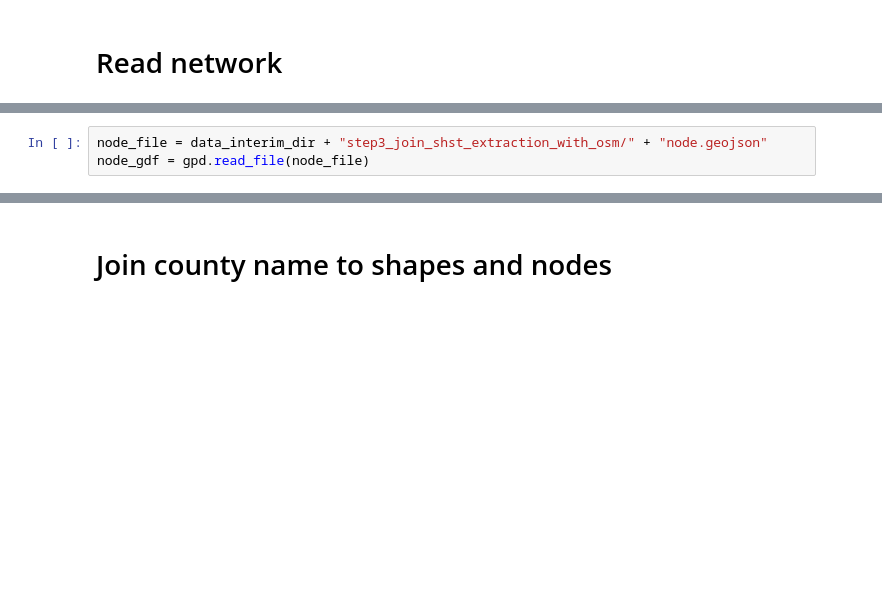
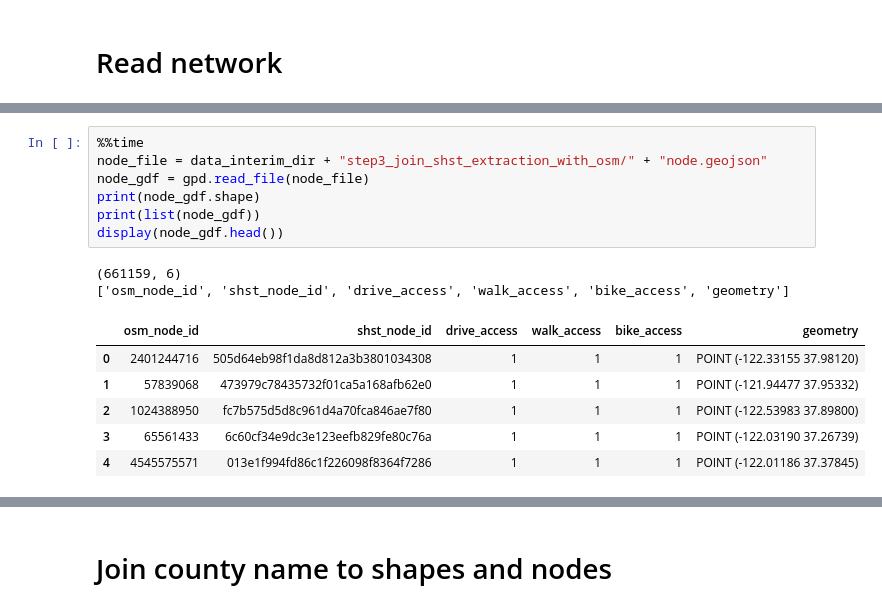
Before and after one commit to BayAreaMetro/travel-model-two-networks, a Jupyter notebook: notebooks/pipeline/step5_tidy_roadway.ipynb, the cells around one changed output, grey strips where cells are left out. Drawn from its saved outputs; the diff is of its cells as text; blank space fills up the shorter version.

```diff
--- a/notebooks/pipeline/step5_tidy_roadway.ipynb
+++ b/notebooks/pipeline/step5_tidy_roadway.ipynb
@@ -20,3 +32,16 @@ shape_gdf = gpd.read_file(data_interim_dir + "step3_join_shst_extraction_with_os
 # %%
+%%time
 node_file = data_interim_dir + "step3_join_shst_extraction_with_osm/" + "node.geojson"
 node_gdf = gpd.read_file(node_file)
+print(node_gdf.shape)
+print(list(node_gdf))
+display(node_gdf.head())
+# %% [output]
+(661159, 6)
+['osm_node_id', 'shst_node_id', 'drive_access', 'walk_access', 'bike_access', 'geometry']
+|  | osm_node_id | shst_node_id | drive_access | walk_access | bike_access | geometry |
+| 0 | 2401244716 | 505d64eb98f1da8d812a3b3801034308 | 1 | 1 | 1 | POINT (-122.33155 37.98120) |
+| 1 | 57839068 | 473979c78435732f01ca5a168afb62e0 | 1 | 1 | 1 | POINT (-121.94477 37.95332) |
+| 2 | 1024388950 | fc7b575d5d8c961d4a70fca846ae7f80 | 1 | 1 | 1 | POINT (-122.53983 37.89800) |
+| 3 | 65561433 | 6c60cf34e9dc3e123eefb829fe80c76a | 1 | 1 | 1 | POINT (-122.03190 37.26739) |
+| 4 | 4545575571 | 013e1f994fd86c1f226098f8364f7286 | 1 | 1 | 1 | POINT (-122.01186 37.37845) |
```
Also changed, not shown: parts of 153 cells of this notebook.
